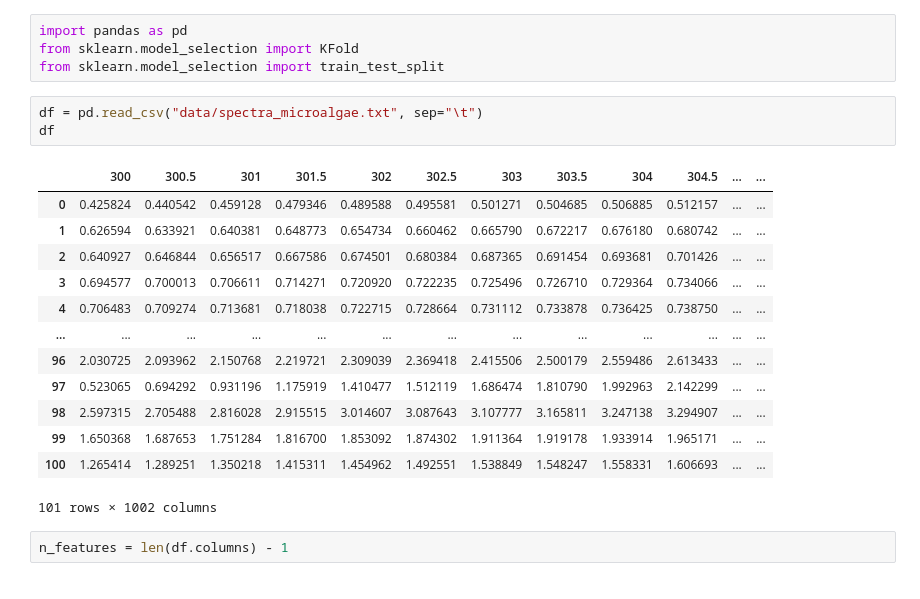
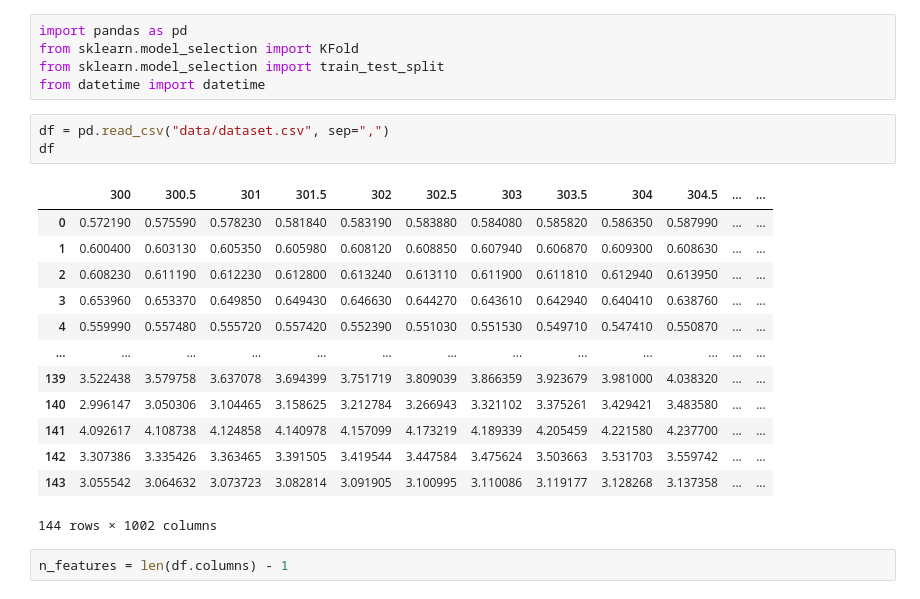
Before and after one commit to icarosadero/microalgae_classification, a Jupyter notebook: exploration.ipynb, the cells around one changed output. Saved outputs shown, nothing was run; the diff lists cells and outputs as text.

```diff
--- a/exploration.ipynb
+++ b/exploration.ipynb
@@ -2,23 +2,24 @@
 import pandas as pd
 from sklearn.model_selection import KFold
 from sklearn.model_selection import train_test_split
+from datetime import datetime
 # %%
-df = pd.read_csv("data/spectra_microalgae.txt", sep="\t")
+df = pd.read_csv("data/dataset.csv", sep=",")
 df
 # %% [output]
 |  | 300 | 300.5 | 301 | 301.5 | 302 | 302.5 | 303 | 303.5 | 304 | 304.5 | ... | ... |
-| 0 | 0.425824 | 0.440542 | 0.459128 | 0.479346 | 0.489588 | 0.495581 | 0.501271 | 0.504685 | 0.506885 | 0.512157 | ... | ... |
-| 1 | 0.626594 | 0.633921 | 0.640381 | 0.648773 | 0.654734 | 0.660462 | 0.665790 | 0.672217 | 0.676180 | 0.680742 | ... | ... |
-| 2 | 0.640927 | 0.646844 | 0.656517 | 0.667586 | 0.674501 | 0.680384 | 0.687365 | 0.691454 | 0.693681 | 0.701426 | ... | ... |
-| 3 | 0.694577 | 0.700013 | 0.706611 | 0.714271 | 0.720920 | 0.722235 | 0.725496 | 0.726710 | 0.729364 | 0.734066 | ... | ... |
-| 4 | 0.706483 | 0.709274 | 0.713681 | 0.718038 | 0.722715 | 0.728664 | 0.731112 | 0.733878 | 0.736425 | 0.738750 | ... | ... |
+| 0 | 0.572190 | 0.575590 | 0.578230 | 0.581840 | 0.583190 | 0.583880 | 0.584080 | 0.585820 | 0.586350 | 0.587990 | ... | ... |
+| 1 | 0.600400 | 0.603130 | 0.605350 | 0.605980 | 0.608120 | 0.608850 | 0.607940 | 0.606870 | 0.609300 | 0.608630 | ... | ... |
+| 2 | 0.608230 | 0.611190 | 0.612230 | 0.612800 | 0.613240 | 0.613110 | 0.611900 | 0.611810 | 0.612940 | 0.613950 | ... | ... |
+| 3 | 0.653960 | 0.653370 | 0.649850 | 0.649430 | 0.646630 | 0.644270 | 0.643610 | 0.642940 | 0.640410 | 0.638760 | ... | ... |
+| 4 | 0.559990 | 0.557480 | 0.555720 | 0.557420 | 0.552390 | 0.551030 | 0.551530 | 0.549710 | 0.547410 | 0.550870 | ... | ... |
 | ... | ... | ... | ... | ... | ... | ... | ... | ... | ... | ... | ... | ... |
-| 96 | 2.030725 | 2.093962 | 2.150768 | 2.219721 | 2.309039 | 2.369418 | 2.415506 | 2.500179 | 2.559486 | 2.613433 | ... | ... |
-| 97 | 0.523065 | 0.694292 | 0.931196 | 1.175919 | 1.410477 | 1.512119 | 1.686474 | 1.810790 | 1.992963 | 2.142299 | ... | ... |
-| 98 | 2.597315 | 2.705488 | 2.816028 | 2.915515 | 3.014607 | 3.087643 | 3.107777 | 3.165811 | 3.247138 | 3.294907 | ... | ... |
-| 99 | 1.650368 | 1.687653 | 1.751284 | 1.816700 | 1.853092 | 1.874302 | 1.911364 | 1.919178 | 1.933914 | 1.965171 | ... | ... |
-| 100 | 1.265414 | 1.289251 | 1.350218 | 1.415311 | 1.454962 | 1.492551 | 1.538849 | 1.548247 | 1.558331 | 1.606693 | ... | ... |
+| 139 | 3.522438 | 3.579758 | 3.637078 | 3.694399 | 3.751719 | 3.809039 | 3.866359 | 3.923679 | 3.981000 | 4.038320 | ... | ... |
+| 140 | 2.996147 | 3.050306 | 3.104465 | 3.158625 | 3.212784 | 3.266943 | 3.321102 | 3.375261 | 3.429421 | 3.483580 | ... | ... |
+| 141 | 4.092617 | 4.108738 | 4.124858 | 4.140978 | 4.157099 | 4.173219 | 4.189339 | 4.205459 | 4.221580 | 4.237700 | ... | ... |
+| 142 | 3.307386 | 3.335426 | 3.363465 | 3.391505 | 3.419544 | 3.447584 | 3.475624 | 3.503663 | 3.531703 | 3.559742 | ... | ... |
+| 143 | 3.055542 | 3.064632 | 3.073723 | 3.082814 | 3.091905 | 3.100995 | 3.110086 | 3.119177 | 3.128268 | 3.137358 | ... | ... |
-101 rows × 1002 columns
+144 rows × 1002 columns
 # %%
 n_features = len(df.columns) - 1
 # %%
```
Also changed, not shown: parts of 6 cells of this notebook.
